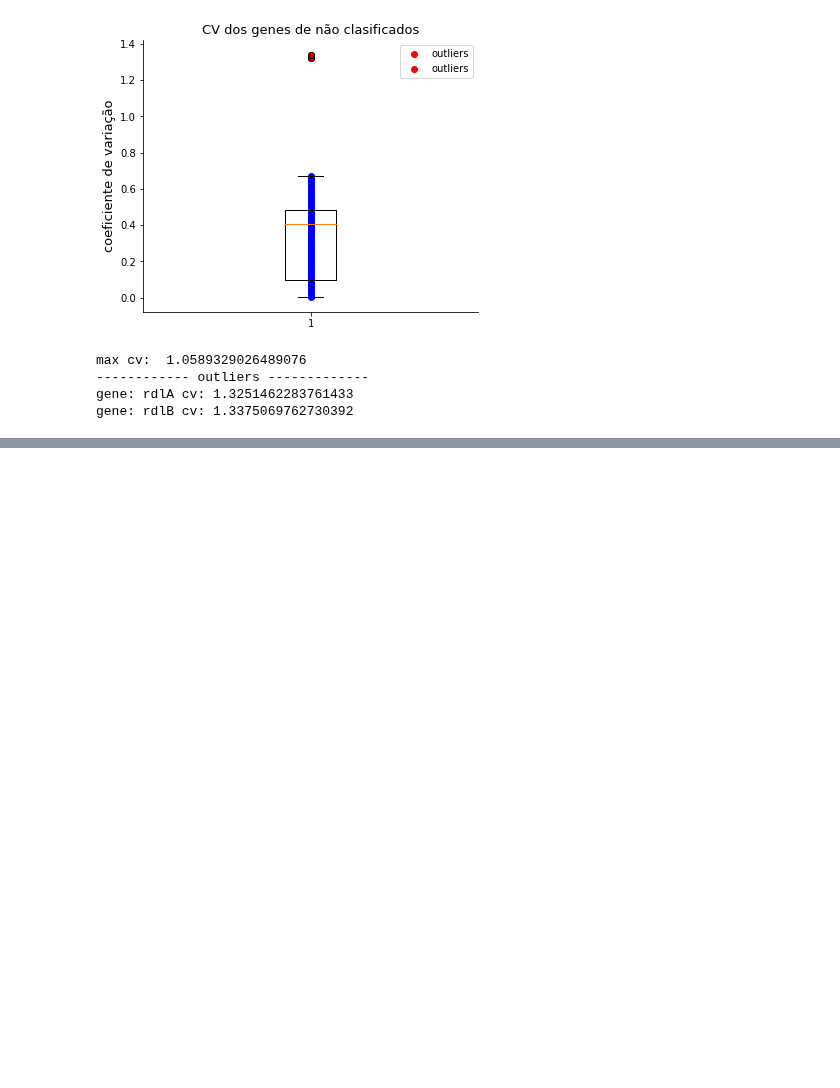
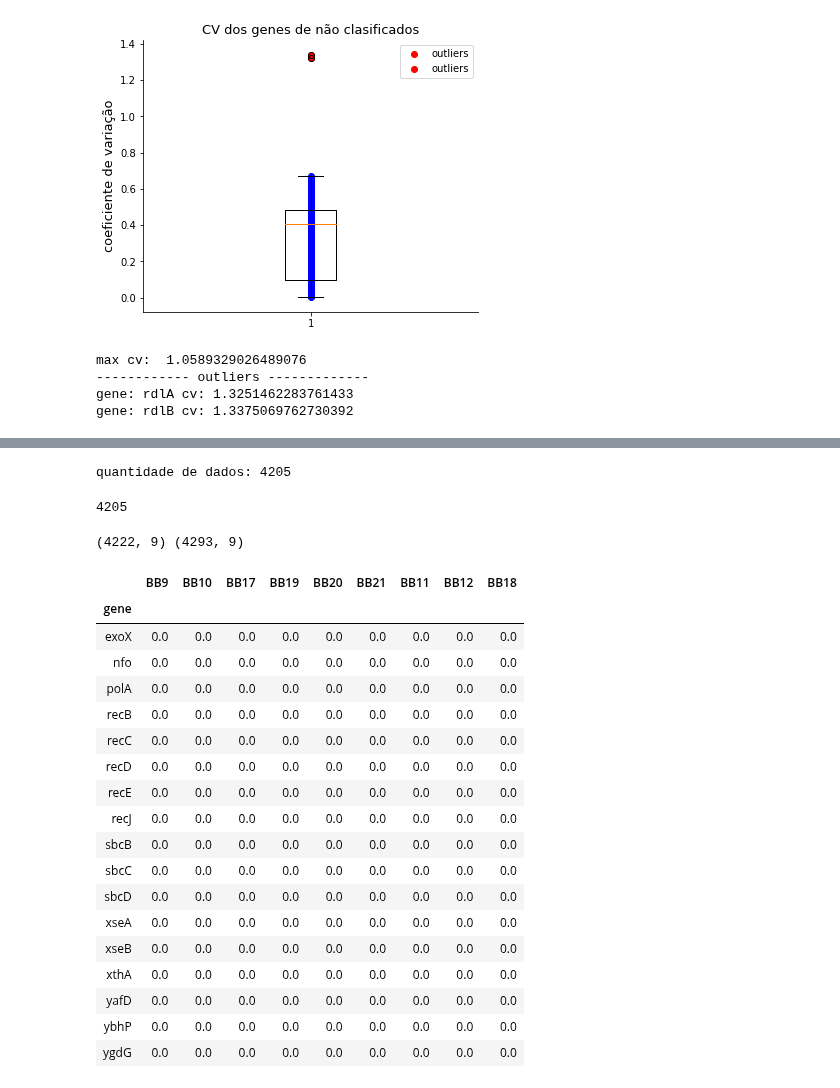
Before and after one commit to ejrueda/MasterUFPA, a Jupyter notebook: Proyectos/BioInformática/Data pre-processing.ipynb, the cells around one changed output, grey strips where cells are left out. Drawn from its saved outputs; the diff is of its cells as text; code cells hidden in the pictures; blank space fills up the shorter version.

Commit message:
drop duplicated values

```diff
--- a/Proyectos/BioInformática/Data pre-processing.ipynb
+++ b/Proyectos/BioInformática/Data pre-processing.ipynb
@@ -172,0 +176,35 @@ lg_drop
+# %%
+print("quantidade de dados:", len(cv_datos))
+# %% [output]
+quantidade de dados: 4205
+# %%
+len(cv_datos.keys())
+# %% [output]
+4205
+# %%
+datos_p = datos.loc[cv_datos.keys()]
+print(datos_p.shape, datos.shape)
+# %% [output]
+(4222, 9) (4293, 9)
+# %%
+datos_p[datos_p.duplicated(keep=False)]
+# %% [output]
+|  | BB9 | BB10 | BB17 | BB19 | BB20 | BB21 | BB11 | BB12 | BB18 |
+| gene |  |  |  |  |  |  |  |  |  |
+| exoX | 0.0 | 0.0 | 0.0 | 0.0 | 0.0 | 0.0 | 0.0 | 0.0 | 0.0 |
+| nfo | 0.0 | 0.0 | 0.0 | 0.0 | 0.0 | 0.0 | 0.0 | 0.0 | 0.0 |
+| polA | 0.0 | 0.0 | 0.0 | 0.0 | 0.0 | 0.0 | 0.0 | 0.0 | 0.0 |
+| recB | 0.0 | 0.0 | 0.0 | 0.0 | 0.0 | 0.0 | 0.0 | 0.0 | 0.0 |
+| recC | 0.0 | 0.0 | 0.0 | 0.0 | 0.0 | 0.0 | 0.0 | 0.0 | 0.0 |
+| recD | 0.0 | 0.0 | 0.0 | 0.0 | 0.0 | 0.0 | 0.0 | 0.0 | 0.0 |
+| recE | 0.0 | 0.0 | 0.0 | 0.0 | 0.0 | 0.0 | 0.0 | 0.0 | 0.0 |
+| recJ | 0.0 | 0.0 | 0.0 | 0.0 | 0.0 | 0.0 | 0.0 | 0.0 | 0.0 |
+| sbcB | 0.0 | 0.0 | 0.0 | 0.0 | 0.0 | 0.0 | 0.0 | 0.0 | 0.0 |
+| sbcC | 0.0 | 0.0 | 0.0 | 0.0 | 0.0 | 0.0 | 0.0 | 0.0 | 0.0 |
+| sbcD | 0.0 | 0.0 | 0.0 | 0.0 | 0.0 | 0.0 | 0.0 | 0.0 | 0.0 |
+| xseA | 0.0 | 0.0 | 0.0 | 0.0 | 0.0 | 0.0 | 0.0 | 0.0 | 0.0 |
+| xseB | 0.0 | 0.0 | 0.0 | 0.0 | 0.0 | 0.0 | 0.0 | 0.0 | 0.0 |
+| xthA | 0.0 | 0.0 | 0.0 | 0.0 | 0.0 | 0.0 | 0.0 | 0.0 | 0.0 |
+| yafD | 0.0 | 0.0 | 0.0 | 0.0 | 0.0 | 0.0 | 0.0 | 0.0 | 0.0 |
+| ybhP | 0.0 | 0.0 | 0.0 | 0.0 | 0.0 | 0.0 | 0.0 | 0.0 | 0.0 |
+| ygdG | 0.0 | 0.0 | 0.0 | 0.0 | 0.0 | 0.0 | 0.0 | 0.0 | 0.0 |
```
Also changed, not shown: parts of 3 cells of this notebook.
